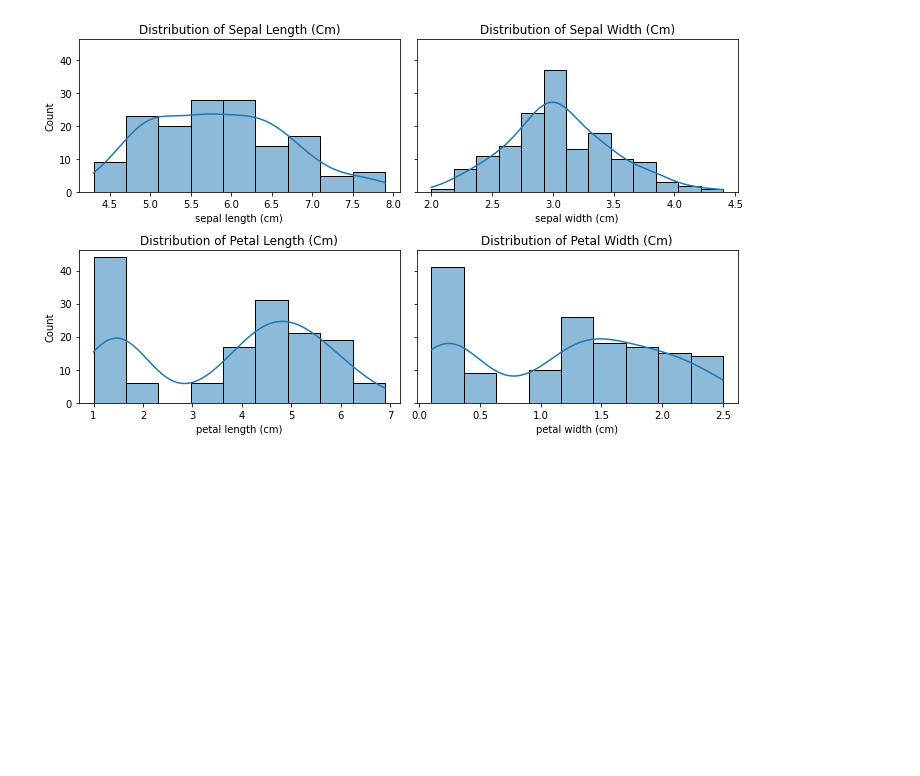
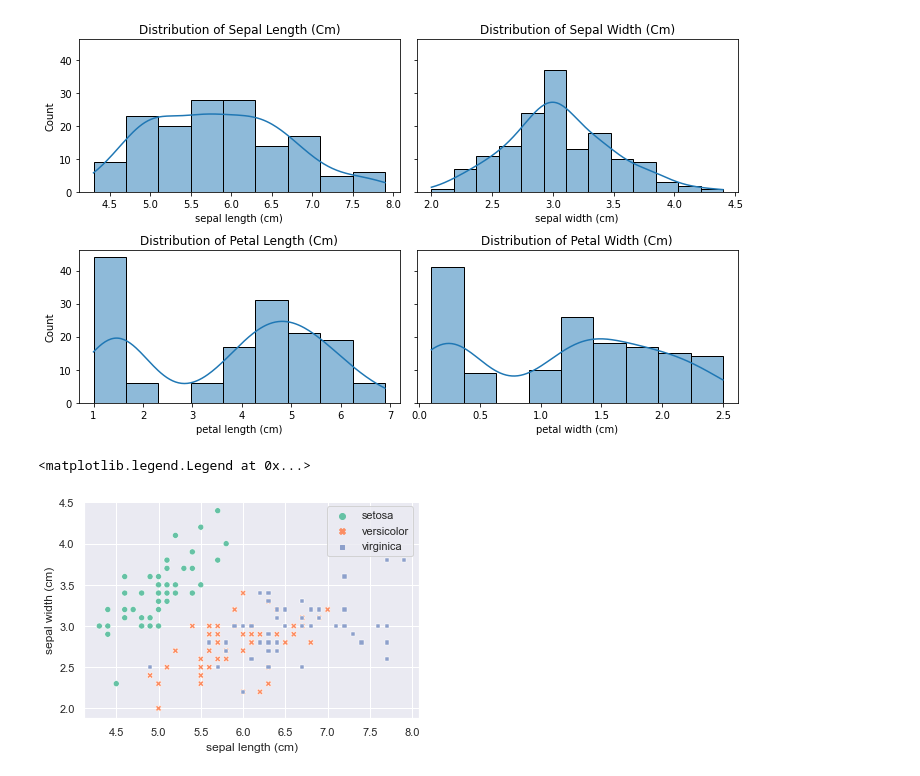
Before and after one commit to akaigraham/iris_classification, a Jupyter notebook: iris.ipynb, the cells around one changed output. Cells and saved outputs as stored; diff of their text form; code cells hidden in the pictures; blank space fills up the shorter version.

Commit message:
more visualization

```diff
--- a/iris.ipynb
+++ b/iris.ipynb
@@ -28,6 +28,7 @@ Features: ['sepal length (cm)', 'sepal width (cm)', 'petal length (cm)', 'petal
 # separate target from features
 X = pd.DataFrame(data=iris.data, columns=iris.feature_names)
 y = pd.DataFrame(data=iris.target, columns=['labels'])
+df = pd.concat([X, y], axis=1)
 # %%
 # look at distributions of features
 fig, axes = plt.subplots(ncols=2, nrows=2, figsize=(10, 6), sharey=True)
@@ -38,3 +39,16 @@ plt.tight_layout()
 plt.show()
 # %% [output]
 [figure]
+# %%
+temp = df.copy()
+labels = list(iris.target_names)
+temp['species'] = temp['labels'].apply(lambda x: labels[x])
+# %%
+# plot sepal length vs. sepal width and use classes as colors
+sns.set_theme()
+g  = sns.scatterplot(x='sepal length (cm)', y='sepal width (cm)',
+                     data=temp, hue='species', style='species', palette='Set2')
+plt.legend()
+# %% [output]
+<matplotlib.legend.Legend at 0x...>
+[figure, added]
```
Also changed, not shown: parts of 1 cell of this notebook.
